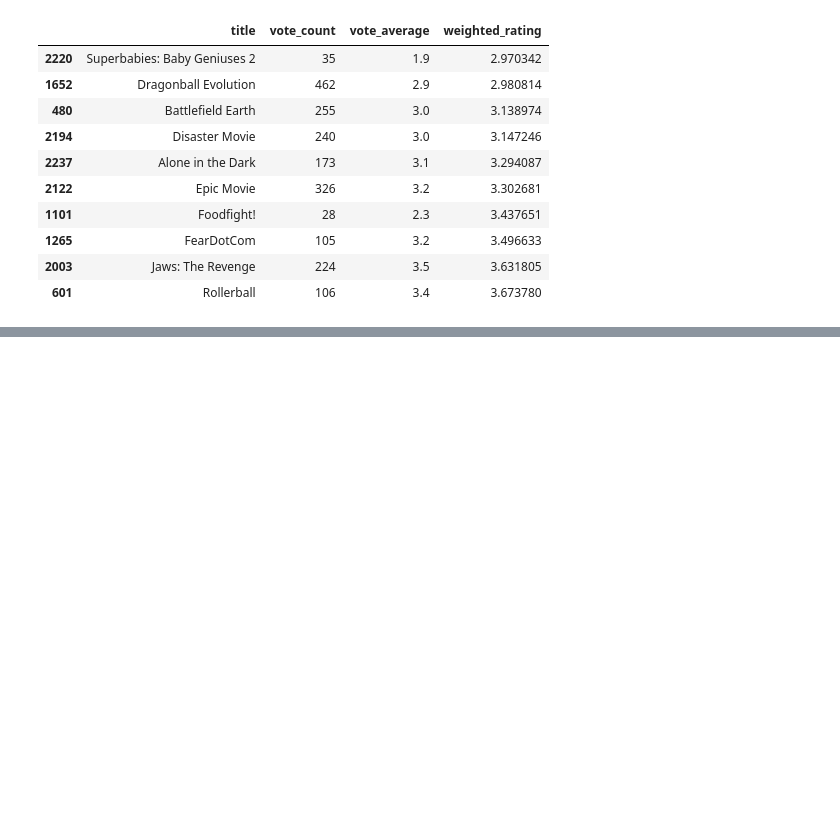
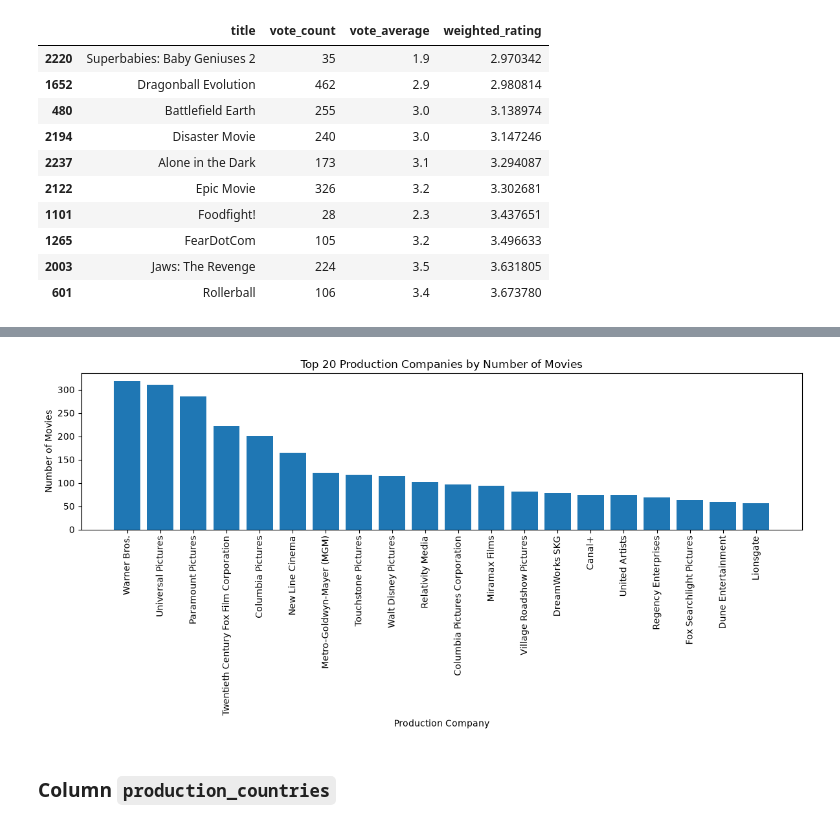
Before and after one commit to dario2002lr-coder/vector-recommender, a Jupyter notebook: notebooks/EDA_tmdb_5000_movie_dataset.ipynb, the cells around one changed output, grey strips where cells are left out. Cells and saved outputs as stored; diff of their text form; code cells hidden in the pictures; blank space fills up the shorter version.

Commit message:
docs(notebooks): improve exploratory analysis with more columns included for the TMDB dataset

```diff
--- a/notebooks/EDA_tmdb_5000_movie_dataset.ipynb
+++ b/notebooks/EDA_tmdb_5000_movie_dataset.ipynb
@@ -1008,0 +1216,19 @@ bottom_10_wr[["title", "vote_count", "vote_average", "weighted_rating"]]
+# %%
+# 📊 Dictionary: company name -> set of IDs
+name_to_ids = defaultdict(set)
+
+for companies in companies_parsed:
+    for company in companies:
+        name_to_ids[company["name"]].add(company["id"])
+
+# 🔍 Company names associated with more than one ID
+inconsistent_names = {
+    name: ids
+    for name, ids in name_to_ids.items()
+    if len(ids) > 1
+}
+
+print(f"Number of company names associated with multiple IDs: {len(inconsistent_names)}")
+
+if inconsistent_names:
+    display(inconsistent_names)
@@ -1008,0 +1258,30 @@ bottom_10_wr[["title", "vote_count", "vote_average", "weighted_rating"]]
+# %%
+# 📊 Count movie occurrences by production company name
+company_counts = Counter()
+
+for companies in companies_parsed:
+    for company in companies:
+        company_counts[company["name"]] += 1
+
+# 🔝 Top 20 production companies
+top_companies = company_counts.most_common(20)
+
+# 📈 Plot
+plt.figure(figsize=(12, 6))
+plt.bar(
+    [company for company, _ in top_companies],
+    [count for _, count in top_companies]
+)
+
+# 🏷️ Labels and title
+plt.title("Top 20 Production Companies by Number of Movies")
+plt.xlabel("Production Company")
+plt.ylabel("Number of Movies")
+
+plt.xticks(rotation=90)
+plt.tight_layout()
+plt.show()
+# %% [output]
+[figure, added]
+# %% [markdown]
+### Column `production_countries`
```
Also changed, not shown: parts of 46 cells of this notebook.
